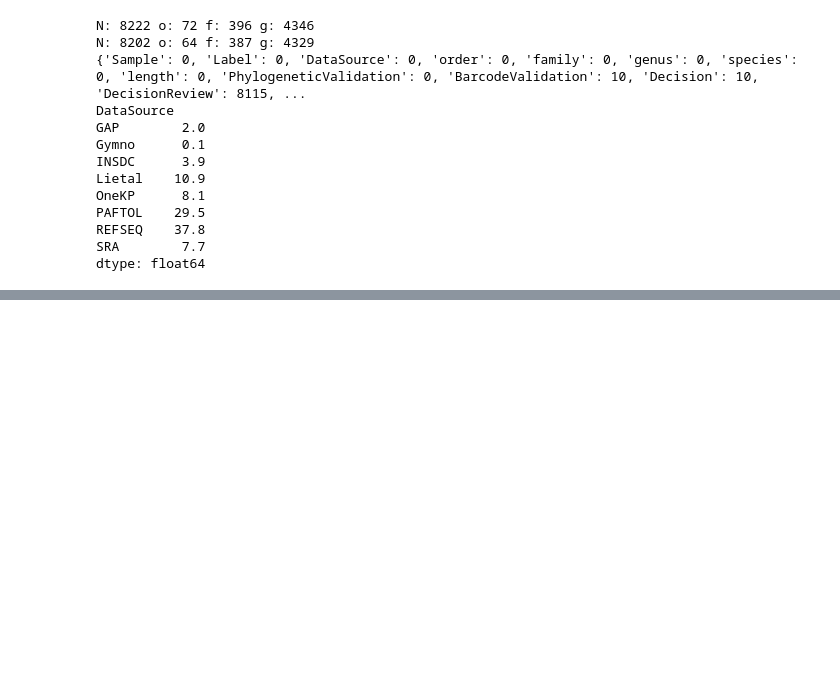
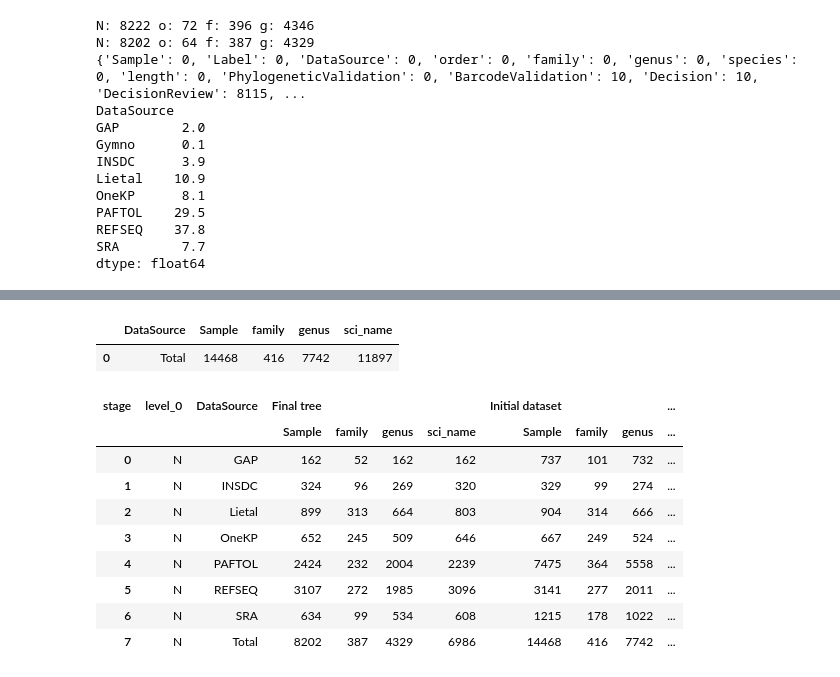
Before and after one commit to RBGKew/cpDNA, a Jupyter notebook: cpTree_v4.ipynb, the cells around one changed output, grey strips where cells are left out. Drawn from its saved outputs; the diff is of its cells as text; code cells hidden in the pictures; blank space fills up the shorter version.

```diff
--- a/cpTree_v3.ipynb
+++ b/cpTree_v4.ipynb
@@ -421,0 +480,27 @@ Review[['Sample','Label']].to_csv(project + '/' + project + '_final_labels.txt',
+# %%
+def stats_total(df):
+    tmp = {'DataSource':'Total','Sample':df.shape[0],'family':df.family.nunique(),
+           'genus':df.genus.nunique(),'sci_name':df.sci_name.nunique()}
+    return pd.DataFrame.from_dict(tmp,orient='index').transpose()
+stats_total(all_pt)
+# %% [output]
+|  | DataSource | Sample | family | genus | sci_name |
+| 0 | Total | 14468 | 416 | 7742 | 11897 |
+# %%
+stats_taxo = pd.concat([ini.set_index(['stage','DataSource']).stack().to_frame().rename(columns={0:'N'}),
+                        pre.set_index(['stage','DataSource']).stack().to_frame().rename(columns={0:'N'}),
+                        final.set_index(['stage','DataSource']).stack().to_frame().rename(columns={0:'N'})])
+stats_taxo = stats_taxo.unstack(level=-2).transpose().reset_index()
+stats_taxo.to_clipboard()
+stats_taxo
+# %% [output]
+| stage | level_0 | DataSource | Final tree |  |  |  | Initial dataset |  |  | ... |
+|  |  |  | Sample | family | genus | sci_name | Sample | family | genus | ... |
+| 0 | N | GAP | 162 | 52 | 162 | 162 | 737 | 101 | 732 | ... |
+| 1 | N | INSDC | 324 | 96 | 269 | 320 | 329 | 99 | 274 | ... |
+| 2 | N | Lietal | 899 | 313 | 664 | 803 | 904 | 314 | 666 | ... |
+| 3 | N | OneKP | 652 | 245 | 509 | 646 | 667 | 249 | 524 | ... |
+| 4 | N | PAFTOL | 2424 | 232 | 2004 | 2239 | 7475 | 364 | 5558 | ... |
+| 5 | N | REFSEQ | 3107 | 272 | 1985 | 3096 | 3141 | 277 | 2011 | ... |
+| 6 | N | SRA | 634 | 99 | 534 | 608 | 1215 | 178 | 1022 | ... |
+| 7 | N | Total | 8202 | 387 | 4329 | 6986 | 14468 | 416 | 7742 | ... |
```
Also changed, not shown: parts of 18 cells of this notebook, 3 other files.
